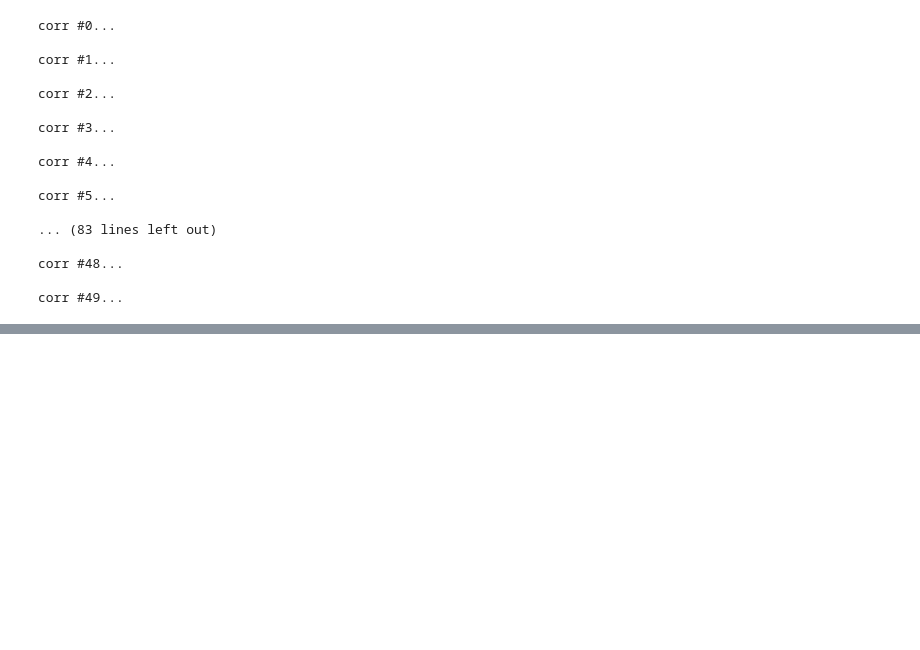
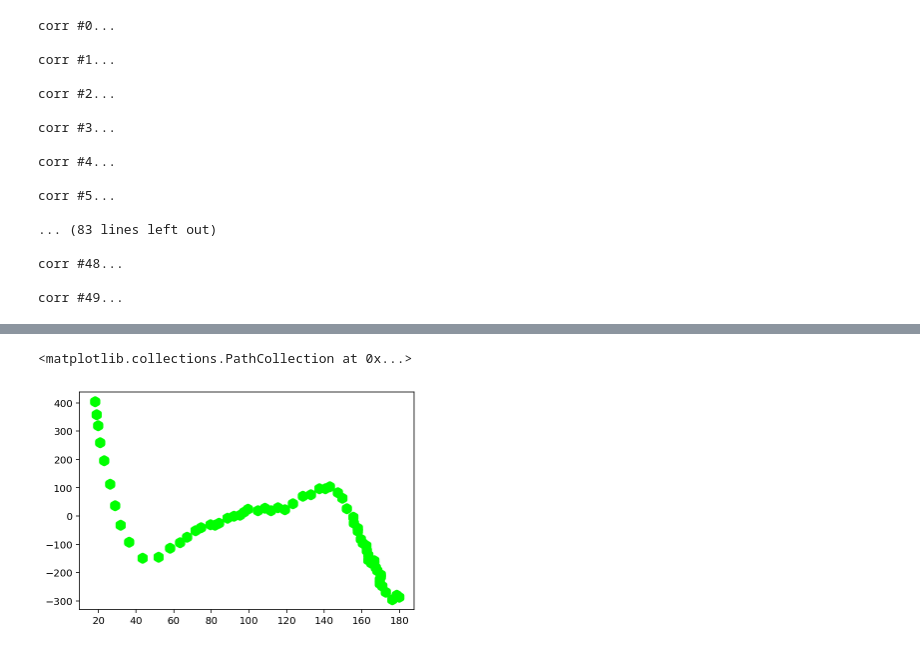
Before and after one commit to Augustocmb/cmblss, a Jupyter notebook: code/cmblss-main/correlation-function.ipynb, the cells around one changed output, grey strips where cells are left out. Saved outputs shown, nothing was run; the diff lists cells and outputs as text; code cells hidden in the pictures; blank space fills up the shorter version.

```diff
--- a/code/cmblss-main/correlation-function.ipynb
+++ b/code/cmblss-main/correlation-function.ipynb
@@ -289,3 +345,8 @@ corr #49...
+# %%
+plt.scatter(b[:,0], b[:,1], marker='h',color='lime',alpha=1,linewidths=5, label='Melia (2014)')
+# %% [output]
+<matplotlib.collections.PathCollection at 0x...>
+[figure, added]
 # %%
 media = np.mean(corr,axis=0)
 sigma = np.std(corr,axis=0)
```
Also changed, not shown: parts of 50 cells of this notebook.
